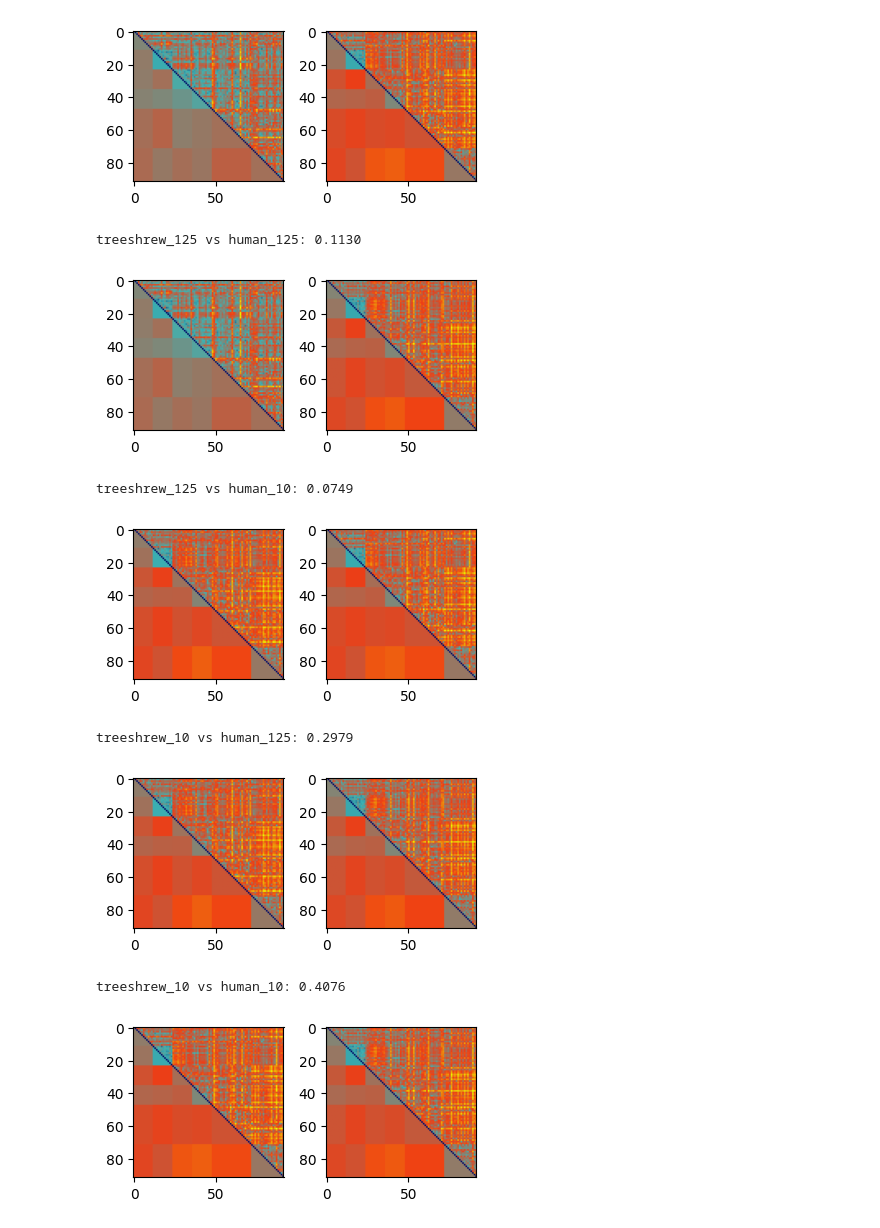
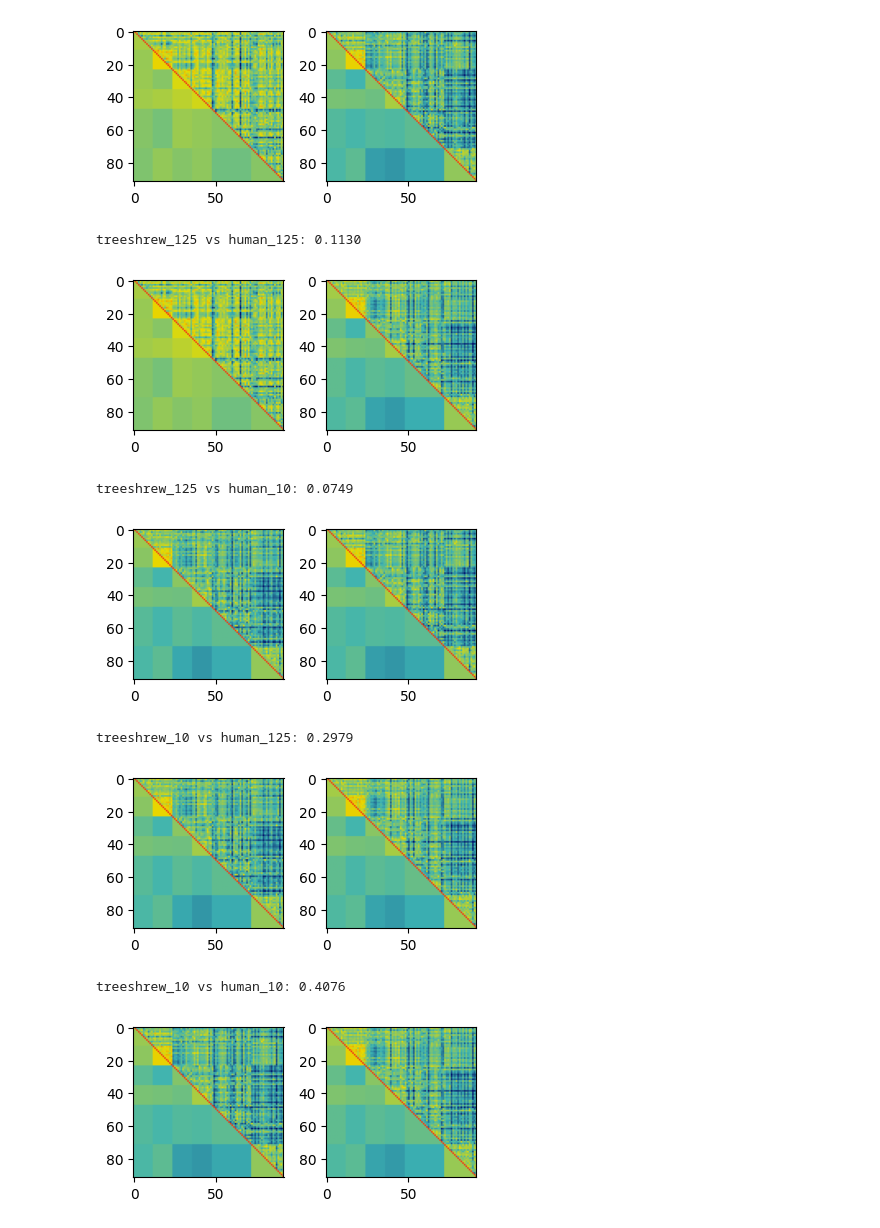
Before and after one commit to emeyer121/TreeShrewObjectRecognition, a Jupyter notebook: 3_retinalModeling/compareISETBioReconDNN.ipynb, the cells around one changed output. Drawn from its saved outputs; the diff is of its cells as text; code cells hidden in the pictures.

```diff
--- a/3_retinalModeling/compareISETBioReconDNN.ipynb
+++ b/3_retinalModeling/compareISETBioReconDNN.ipynb
@@ -117,8 +118,8 @@ from matplotlib.colors import LinearSegmentedColormap
 rgb_colors = [
     (0, 12, 104),
     (61,180,180),
-    (240,60,20),
-    (232,255,0)
+    (232,220,0),
+    (240,60,20)
 ]
 
 rgb_colors_normalized = [(r/255,g/255,b/255) for r,g,b in rgb_colors]
@@ -170,7 +171,7 @@ for im_idx, img_size in enumerate(imgSize):
                     # norm_dist[im_idx, layer_idx][np.ix_(mask2, mask1)] = mean_dist
 
         plt.subplot(len(imgSize), len(layer_names), im_idx*len(layer_names) + layer_idx + 1)
-        plt.imshow(norm_dist[im_idx,layer_idx], cmap=custom_cmap)
+        plt.imshow(norm_dist[im_idx,layer_idx], cmap=custom_cmap.reversed())
         plt.xticks([])
         plt.yticks([])
 
@@ -392,9 +393,9 @@ def compute_correlations(matrices, names):
             # Use only the lower triangle (excluding diagonal) for correlation
             plt.figure(figsize=(4,2))
             plt.subplot(1,2,1)
-            plt.imshow(matrices[i], cmap=custom_cmap, vmin=0, vmax=1)
+            plt.imshow(matrices[i], cmap=custom_cmap.reversed(), vmin=0, vmax=1)
             plt.subplot(1,2,2)
-            plt.imshow(matrices[j], cmap=custom_cmap, vmin=0, vmax=1)
+            plt.imshow(matrices[j], cmap=custom_cmap.reversed(), vmin=0, vmax=1)
             plt.tight_layout()
             plt.show()
             triu_i = matrices[i][np.triu_indices_from(matrices[i], k=1)]
@@ -412,11 +413,11 @@ correlations = compute_correlations(matrices, names)
 treeshrew_125 vs treeshrew_10: 0.1954
-[figure, old version]
+[figure, new version]
 treeshrew_125 vs human_125: 0.1130
-[figure, old version]
+[figure, new version]
 treeshrew_125 vs human_10: 0.0749
-[figure, old version]
+[figure, new version]
 treeshrew_10 vs human_125: 0.2979
-[figure, old version]
+[figure, new version]
 treeshrew_10 vs human_10: 0.4076
-[figure, old version]
+[figure, new version]
 human_125 vs human_10: 0.3001
```
Also changed, not shown: parts of 9 cells of this notebook.
